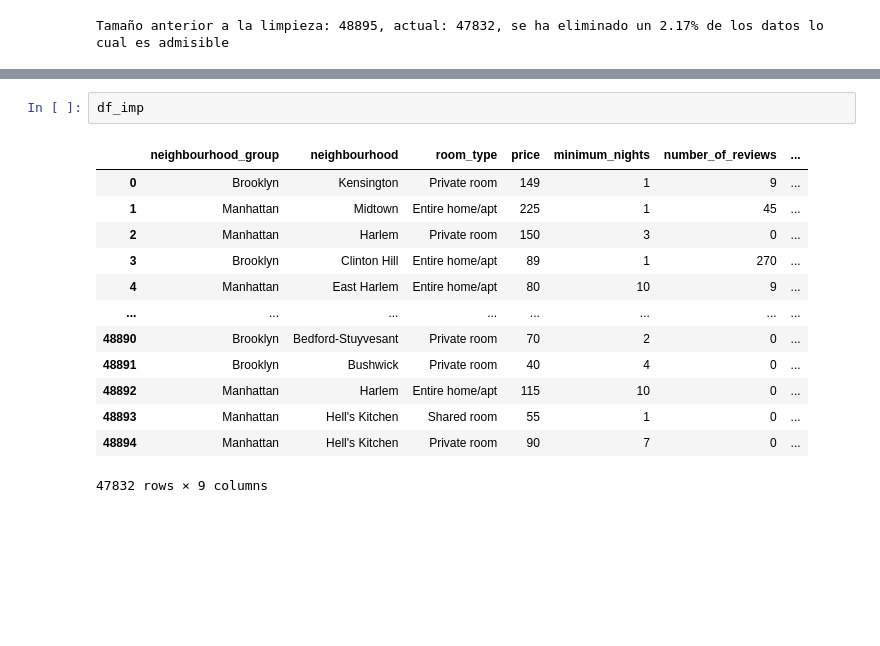
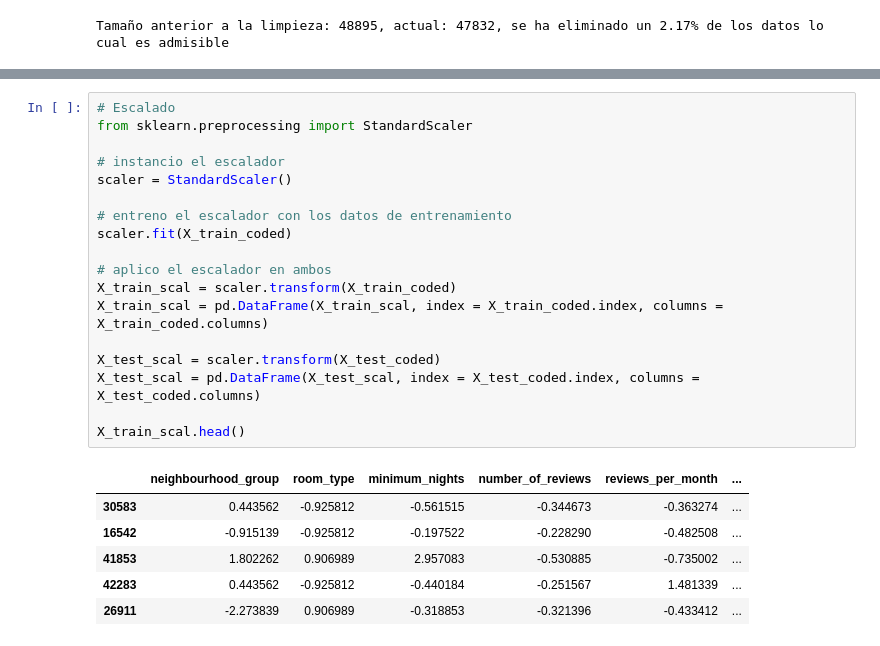
Before and after one commit to SSergito/basic-template-EDA-n-analysis, a Jupyter notebook: src/explore.ipynb, the cells around one changed output, grey strips where cells are left out. Drawn from its saved outputs; the diff is of its cells as text; blank space fills up the shorter version.

```diff
--- a/src/explore.ipynb
+++ b/src/explore.ipynb
@@ -409,16 +406,25 @@ ValueError: y contains previously unseen labels: 'Woodrow'
-# %%
-df_imp
-# %% [output]
-|  | neighbourhood_group | neighbourhood | room_type | price | minimum_nights | number_of_reviews | ... |
-| 0 | Brooklyn | Kensington | Private room | 149 | 1 | 9 | ... |
-| 1 | Manhattan | Midtown | Entire home/apt | 225 | 1 | 45 | ... |
-| 2 | Manhattan | Harlem | Private room | 150 | 3 | 0 | ... |
-| 3 | Brooklyn | Clinton Hill | Entire home/apt | 89 | 1 | 270 | ... |
-| 4 | Manhattan | East Harlem | Entire home/apt | 80 | 10 | 9 | ... |
-| ... | ... | ... | ... | ... | ... | ... | ... |
-| 48890 | Brooklyn | Bedford-Stuyvesant | Private room | 70 | 2 | 0 | ... |
-| 48891 | Brooklyn | Bushwick | Private room | 40 | 4 | 0 | ... |
-| 48892 | Manhattan | Harlem | Entire home/apt | 115 | 10 | 0 | ... |
-| 48893 | Manhattan | Hell's Kitchen | Shared room | 55 | 1 | 0 | ... |
-| 48894 | Manhattan | Hell's Kitchen | Private room | 90 | 7 | 0 | ... |
-47832 rows × 9 columns
+# %%
+# Escalado
+from sklearn.preprocessing import StandardScaler
+
+# instancio el escalador
+scaler = StandardScaler()
+
+# entreno el escalador con los datos de entrenamiento
+scaler.fit(X_train_coded)
+
+# aplico el escalador en ambos
+X_train_scal = scaler.transform(X_train_coded)
+X_train_scal = pd.DataFrame(X_train_scal, index = X_train_coded.index, columns = X_train_coded.columns)
+
+X_test_scal = scaler.transform(X_test_coded)
+X_test_scal = pd.DataFrame(X_test_scal, index = X_test_coded.index, columns = X_test_coded.columns)
+
+X_train_scal.head()
+# %% [output]
+|  | neighbourhood_group | room_type | minimum_nights | number_of_reviews | reviews_per_month | ... |
+| 30583 | 0.443562 | -0.925812 | -0.561515 | -0.344673 | -0.363274 | ... |
+| 16542 | -0.915139 | -0.925812 | -0.197522 | -0.228290 | -0.482508 | ... |
+| 41853 | 1.802262 | 0.906989 | 2.957083 | -0.530885 | -0.735002 | ... |
+| 42283 | 0.443562 | -0.925812 | -0.440184 | -0.251567 | 1.481339 | ... |
+| 26911 | -2.273839 | 0.906989 | -0.318853 | -0.321396 | -0.433412 | ... |
```
Also changed, not shown: parts of 3 cells of this notebook.
